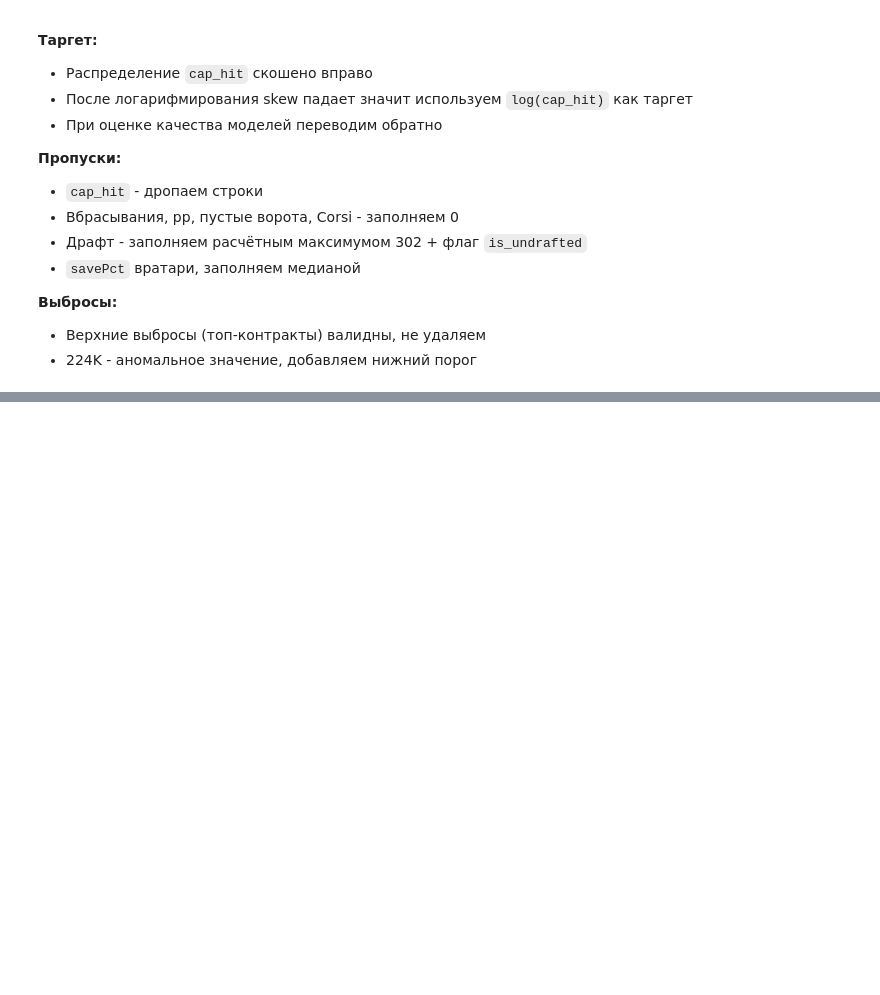
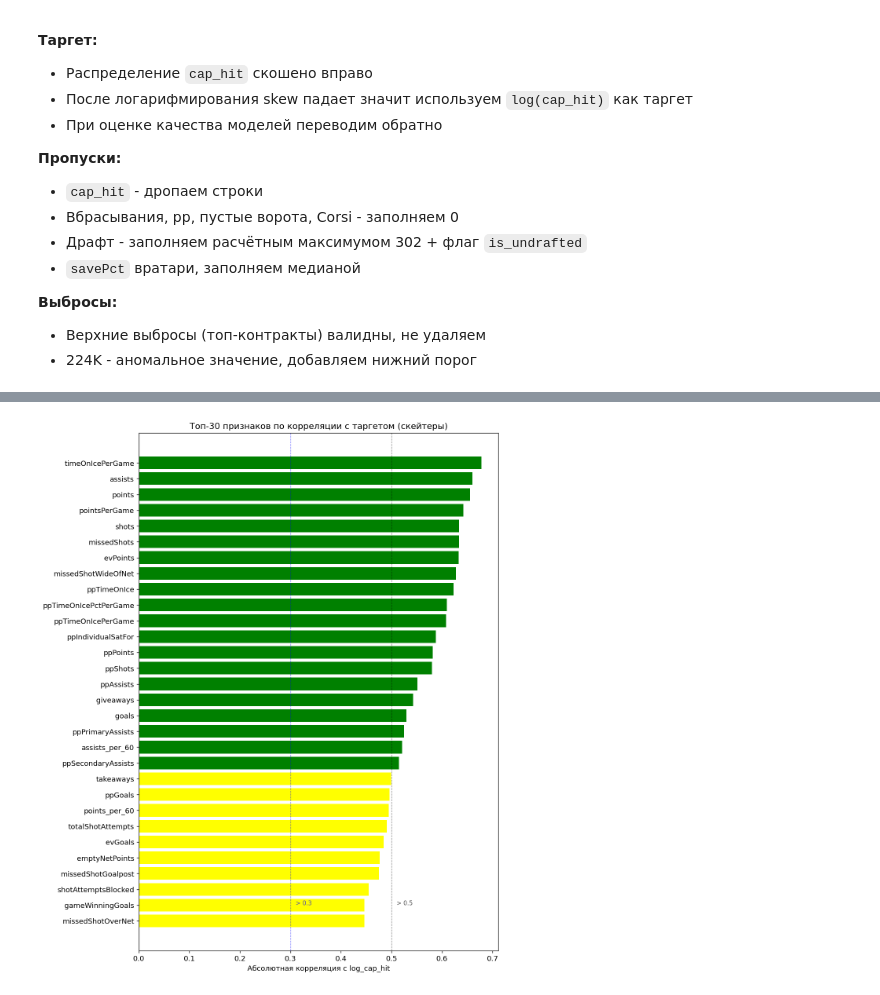
Before and after one commit to hsemlcourse/hseml-group-project-scarletflame611, a Jupyter notebook: notebooks/01_eda.ipynb, the cells around one changed output, grey strips where cells are left out. Drawn from its saved outputs; the diff is of its cells as text; code cells hidden in the pictures; blank space fills up the shorter version.

```diff
--- a/notebooks/01_eda.ipynb
+++ b/notebooks/01_eda.ipynb
@@ -560,0 +614,18 @@ Dmitri Samorukov         3.0          22.0         94.0
+# %%
+# корреляция всех числовых фичей с log_cap_hit
+id_cols = ["playerId", "skaterFullName", "lastName", "season", "seasonId",
+           "teamAbbrevs", "positionCode", "shootsCatches", "birthCity", "birthCountry"]
+drop_cols = id_cols + ["cap_hit", "season_year"]
+
+numeric_sk = sk.drop(columns=[c for c in drop_cols if c in sk.columns], errors="ignore")
+numeric_sk = numeric_sk.select_dtypes(include=[np.number])
+
+corr_with_target = (
+    numeric_sk.corr()["log_cap_hit"]
+    .drop("log_cap_hit")
+    .abs()
+    .sort_values(ascending=False)
+)
+
+print("Топ-30 признаков по абсолютной корреляции с log_cap_hit:")
+print(corr_with_target.head(30).round(3).to_string())
@@ -560,0 +709,20 @@ Dmitri Samorukov         3.0          22.0         94.0
+# %%
+fig, ax = plt.subplots(figsize=(10, 12))
+
+top30 = corr_with_target.head(30)
+colors = ["green" if v > 0.5 else "yellow" if v > 0.3 else "red"
+          for v in top30.values]
+
+ax.barh(top30.index[::-1], top30.values[::-1], color=colors[::-1])
+ax.set_xlabel("Абсолютная корреляция с log_cap_hit")
+ax.set_title("Топ-30 признаков по корреляции с таргетом (скейтеры)")
+ax.axvline(0.5, color="black", linewidth=0.8, linestyle="--", alpha=0.5)
+ax.axvline(0.3, color="blue", linewidth=0.8, linestyle="--", alpha=0.5)
+ax.text(0.51, 1, "> 0.5", fontsize=9, color="black", alpha=0.7)
+ax.text(0.31, 1, "> 0.3", fontsize=9, color="blue", alpha=0.7)
+
+plt.tight_layout()
+plt.savefig(root / "report/images/feature_correlations.png", bbox_inches="tight")
+plt.show()
+# %% [output]
+[figure, added]
```
Also changed, not shown: parts of 25 cells of this notebook.
